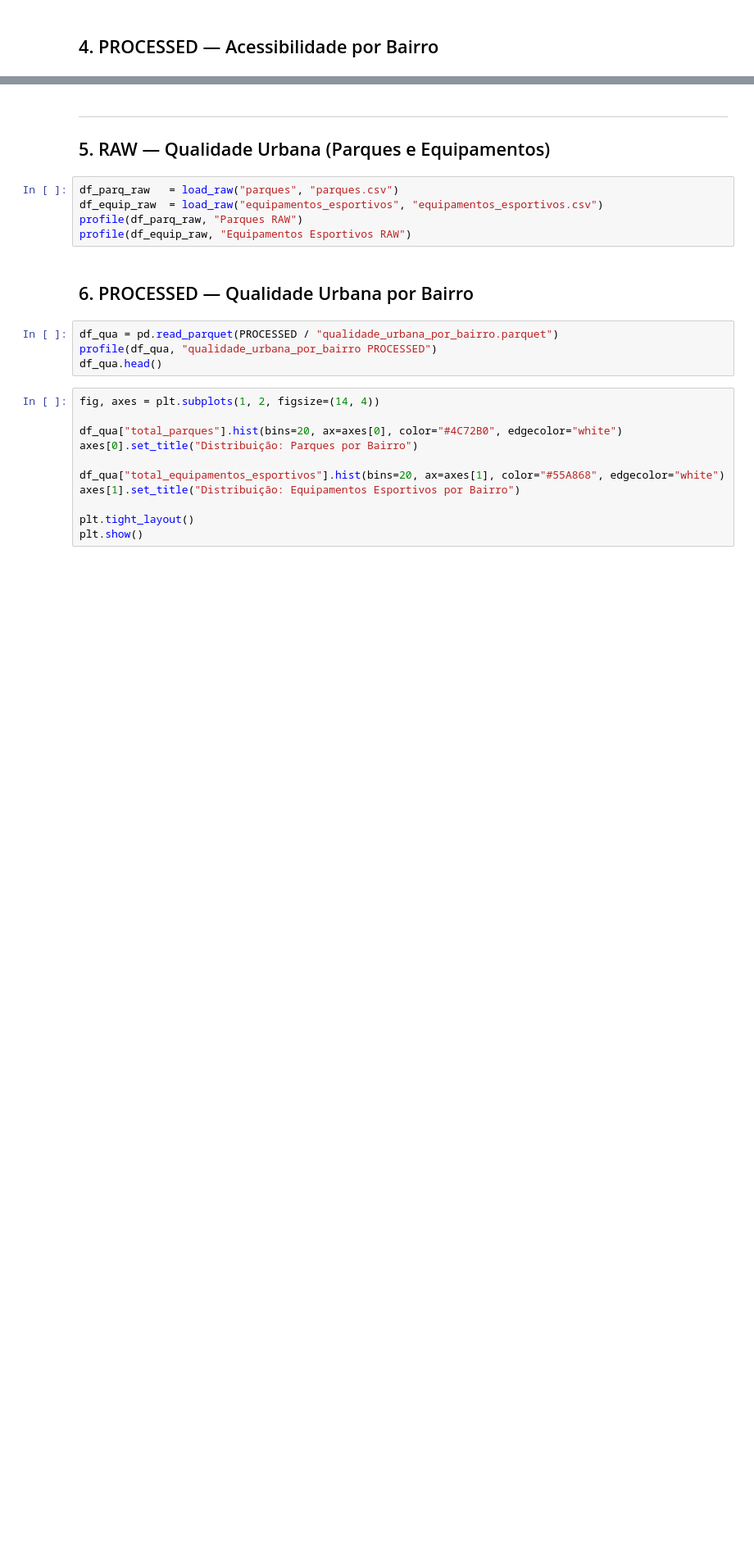
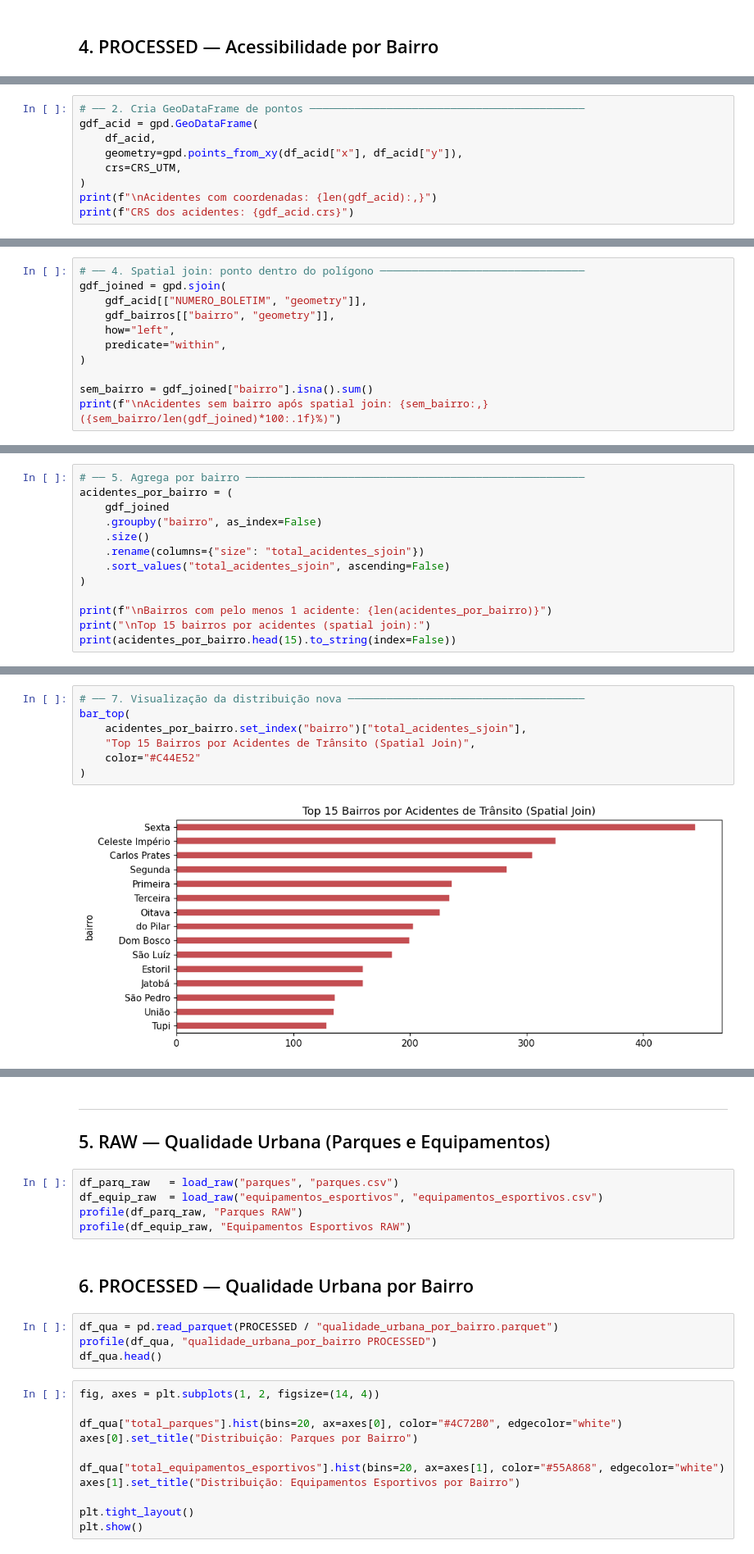
Before and after one commit to ferreirapd/OSPA_Place_Case, a Jupyter notebook: notebooks/exploratory_analysis.ipynb, the cells around one changed output, grey strips where cells are left out. Shown at 82% size. Cells and saved outputs as stored; diff of their text form; blank space fills up the shorter version.

```diff
--- a/notebooks/exploratory_analysis.ipynb
+++ b/notebooks/exploratory_analysis.ipynb
@@ -207,0 +297,9 @@ else:
+# %%
+# ── 2. Cria GeoDataFrame de pontos ───────────────────────────────────────────
+gdf_acid = gpd.GeoDataFrame(
+    df_acid,
+    geometry=gpd.points_from_xy(df_acid["x"], df_acid["y"]),
+    crs=CRS_UTM,
+)
+print(f"\nAcidentes com coordenadas: {len(gdf_acid):,}")
+print(f"CRS dos acidentes: {gdf_acid.crs}")
@@ -207,0 +333,11 @@ else:
+# %%
+# ── 4. Spatial join: ponto dentro do polígono ────────────────────────────────
+gdf_joined = gpd.sjoin(
+    gdf_acid[["NUMERO_BOLETIM", "geometry"]],
+    gdf_bairros[["bairro", "geometry"]],
+    how="left",
+    predicate="within",
+)
+
+sem_bairro = gdf_joined["bairro"].isna().sum()
+print(f"\nAcidentes sem bairro após spatial join: {sem_bairro:,} ({sem_bairro/len(gdf_joined)*100:.1f}%)")
@@ -207,0 +346,13 @@ else:
+# %%
+# ── 5. Agrega por bairro ─────────────────────────────────────────────────────
+acidentes_por_bairro = (
+    gdf_joined
+    .groupby("bairro", as_index=False)
+    .size()
+    .rename(columns={"size": "total_acidentes_sjoin"})
+    .sort_values("total_acidentes_sjoin", ascending=False)
+)
+
+print(f"\nBairros com pelo menos 1 acidente: {len(acidentes_por_bairro)}")
+print("\nTop 15 bairros por acidentes (spatial join):")
+print(acidentes_por_bairro.head(15).to_string(index=False))
@@ -208,3 +395,12 @@ else:
+# %%
+# ── 7. Visualização da distribuição nova ─────────────────────────────────────
+bar_top(
+    acidentes_por_bairro.set_index("bairro")["total_acidentes_sjoin"],
+    "Top 15 Bairros por Acidentes de Trânsito (Spatial Join)",
+    color="#C44E52"
+)
+# %% [output]
+[figure, added]
 # %%
 df_ace = pd.read_parquet(PROCESSED / "acessibilidade_por_bairro.parquet")
 profile(df_ace, "acessibilidade_por_bairro PROCESSED")
```
Also changed, not shown: parts of 18 cells of this notebook.
